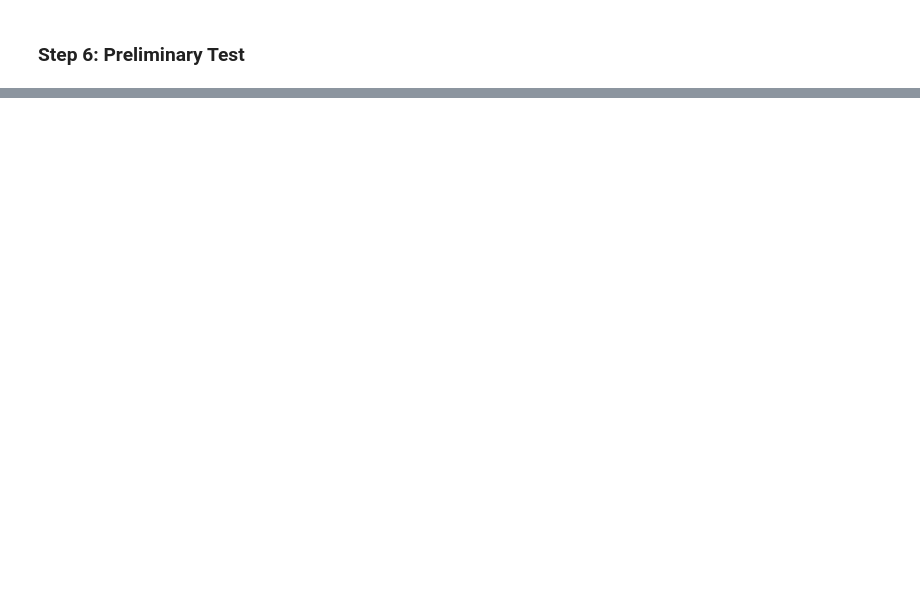
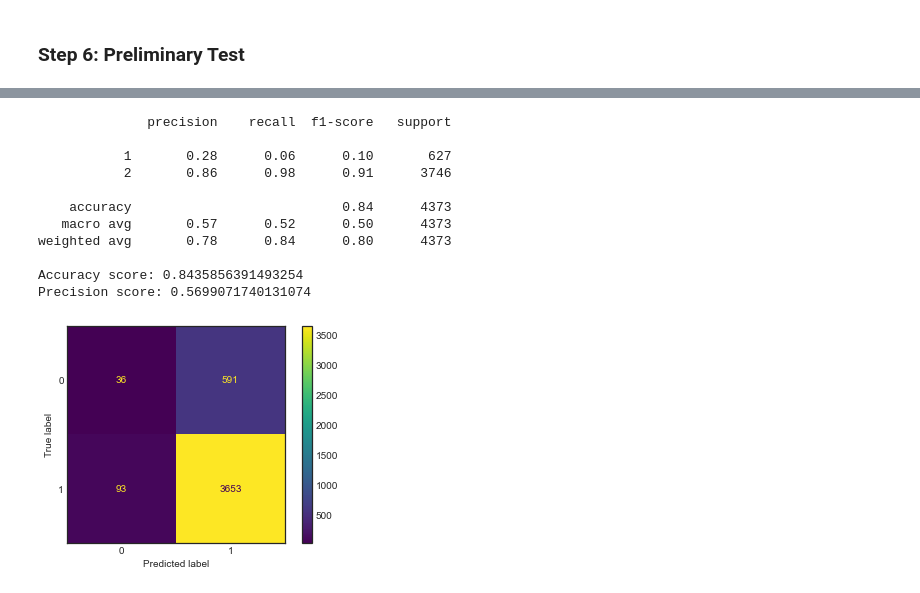
Before and after one commit to vidishac/Data_Mining_Project, a Jupyter notebook: Data_Cleaning_Project.ipynb, the cells around one changed output, grey strips where cells are left out. Saved outputs shown, nothing was run; the diff lists cells and outputs as text; code cells hidden in the pictures; blank space fills up the shorter version.

```diff
--- a/Data_Cleaning_Project.ipynb
+++ b/Data_Cleaning_Project.ipynb
@@ -330,0 +378,37 @@ plt.xticks([0,1], ['Male','Female'])
+# %%
+# Defining X and y variables
+df_knn = df.loc[df['ANXEV_A']!= 7].loc[df['ANXEV_A']!= 9]
+
+X = np.array(df_knn.drop(['ANXEV_A', 'ANXFREQ_A','ANXMED_A','DEPEV_A', 'DEPFREQ_A', 'DEPMED_A'], axis=1))
+y = np.array(df_knn['ANXEV_A'])
+
+# Dividing data into test and train
+
+X_train, X_test, y_train, y_test = train_test_split(X, y, test_size = 0.20, random_state=1)
+# %%
+Neigh_train= KNeighborsClassifier() # Creating the classifier object
+Neigh_train.fit(X_train, y_train)  #Training the model
+
+y_pred = Neigh_train.predict(X_test) # Predicting using test data
+cm = confusion_matrix(y_test, y_pred) # Creating the confusion matrix
+print(classification_report(y_test, y_pred))
+
+disp = ConfusionMatrixDisplay(confusion_matrix=cm) #Plotting the confusion matrix
+disp.plot()
+
+#Printing the overall accuracy score and precision score
+print("Accuracy score: {}".format(accuracy_score(y_test, y_pred)))
+print("Precision score: {}".format(precision_score(y_test, y_pred, average='macro')))
+# %% [output]
+              precision    recall  f1-score   support
+
+           1       0.28      0.06      0.10       627
+           2       0.86      0.98      0.91      3746
+
+    accuracy                           0.84      4373
+   macro avg       0.57      0.52      0.50      4373
+weighted avg       0.78      0.84      0.80      4373
+
+Accuracy score: 0.8435856391493254
+Precision score: 0.5699071740131074
+[figure, added]
```
Also changed, not shown: parts of 7 cells of this notebook.
